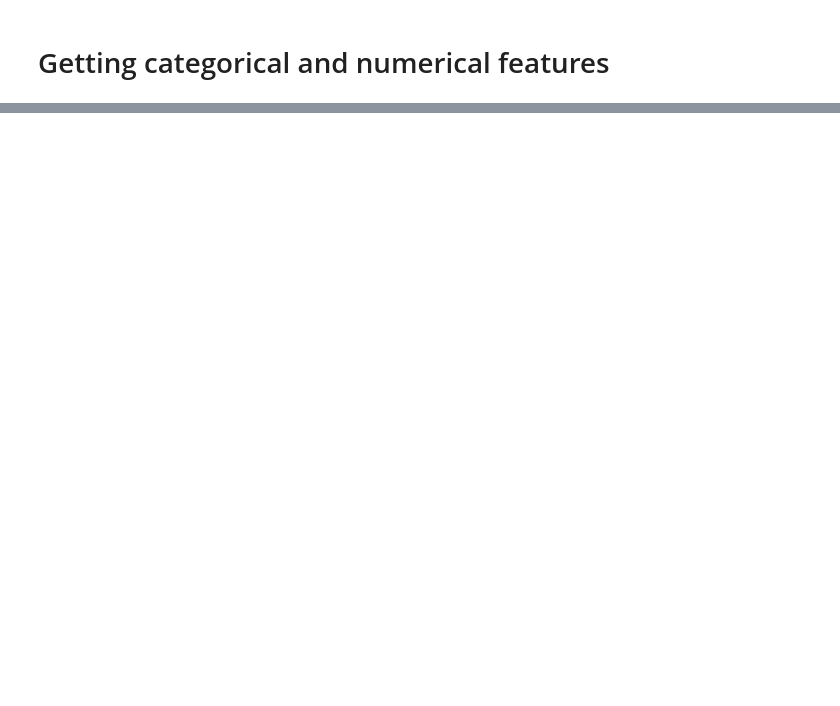
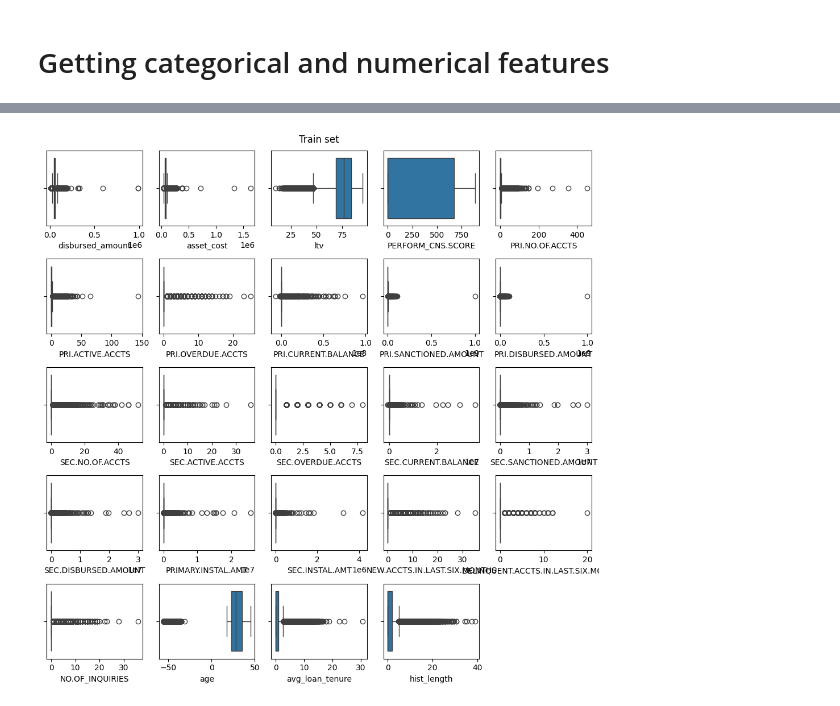
Before and after one commit to VaheC/VehicleLoanDefault, a Jupyter notebook: notebook/eda.ipynb, the cells around one changed output, grey strips where cells are left out. Drawn from its saved outputs; the diff is of its cells as text; code cells hidden in the pictures; blank space fills up the shorter version.

```diff
--- a/notebook/eda.ipynb
+++ b/notebook/eda.ipynb
@@ -227,0 +359,16 @@ array(['No Bureau History Available', 'I-Medium Risk', 'L-Very High Risk',
+# %%
+selected_ncols = 5
+
+selected_nrows = int((len(numerical_features) - len(numerical_features) % selected_ncols) / selected_ncols)
+if len(numerical_features) % selected_ncols != 0:
+    selected_nrows += 1
+
+fig = plt.figure(figsize=(10, 10))
+for feat in numerical_features:
+    plt.subplot(selected_nrows, selected_ncols, numerical_features.index(feat)+1)
+    sns.boxplot(x=feat, data=train_df)
+    # plt.title(feat)
+plt.suptitle('Train set')
+plt.tight_layout()
+# %% [output]
+[figure, added]
```
Also changed, not shown: parts of 15 cells of this notebook.
